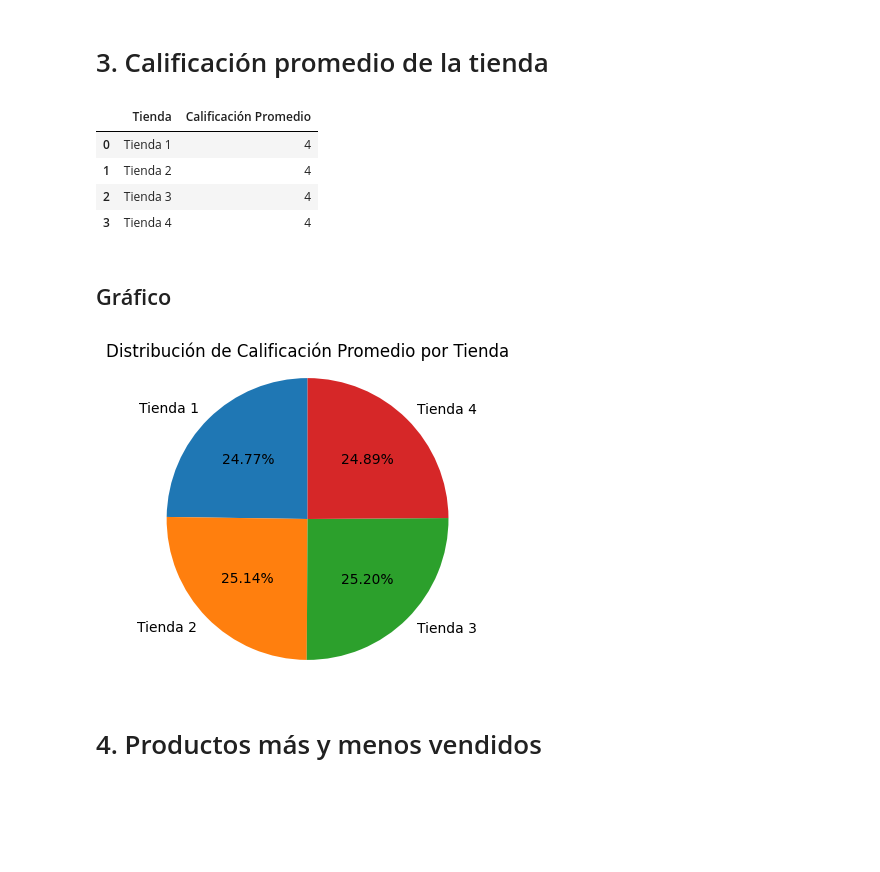
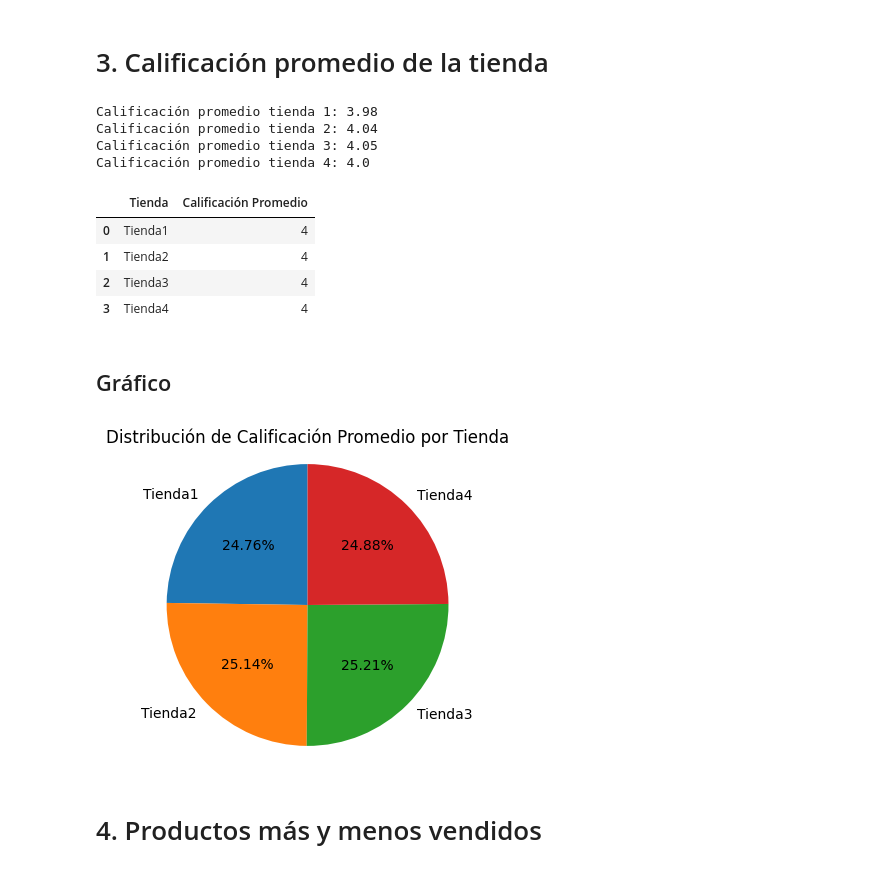
Before and after one commit to Nataliahfk/Challenge_Venta_Sucursales, a Jupyter notebook: AluraStoreLatam.ipynb, the cells around one changed output. Saved outputs shown, nothing was run; the diff lists cells and outputs as text; code cells hidden in the pictures; blank space fills up the shorter version.

```diff
--- a/AluraStoreLatam.ipynb
+++ b/AluraStoreLatam.ipynb
@@ -137,17 +137,40 @@ plt.show()
 [figure]
 # %% [markdown]
 # 3. Calificación promedio de la tienda
-# %%
-calificacion_promedio = datos_completos.groupby("Tienda")["Calificación"].mean().round(2).reset_index()
-calificacion_promedio.columns = ["Tienda", "Calificación Promedio"]
-
-calificacion_promedio
-# %% [output]
-|  | Tienda | Calificación Promedio |
-| 0 | Tienda 1 | 4 |
-| 1 | Tienda 2 | 4 |
-| 2 | Tienda 3 | 4 |
-| 3 | Tienda 4 | 4 |
+# %%
+# Calcular la calificación promedio de cada tienda
+promedio_calificacion_tienda1 = tienda1['Calificación'].mean()
+promedio_calificacion_tienda2 = tienda2['Calificación'].mean()
+promedio_calificacion_tienda3 = tienda3['Calificación'].mean()
+promedio_calificacion_tienda4 = tienda4['Calificación'].mean()
+
+print(f"Calificación promedio tienda 1: {promedio_calificacion_tienda1.round(2)}")
+print(f"Calificación promedio tienda 2: {promedio_calificacion_tienda2.round(2)}")
+print(f"Calificación promedio tienda 3: {promedio_calificacion_tienda3.round(2)}")
+print(f"Calificación promedio tienda 4: {promedio_calificacion_tienda4.round(2)}")
+# %% [output]
+Calificación promedio tienda 1: 3.98
+Calificación promedio tienda 2: 4.04
+Calificación promedio tienda 3: 4.05
+Calificación promedio tienda 4: 4.0
+# %%
+calificacion_promedio = {
+              'Tienda': ['Tienda1', 'Tienda2', 'Tienda3','Tienda4'],
+              'Calificación Promedio':[tienda1['Calificación'].mean(),
+                                       tienda2['Calificación'].mean(),
+                                       tienda3['Calificación'].mean(),
+                                       tienda4['Calificación'].mean()
+                                      ]
+              }
+
+df_calificacion_promedio = pd.DataFrame(calificacion_promedio)
+df_calificacion_promedio
+# %% [output]
+|  | Tienda | Calificación Promedio |
+| 0 | Tienda1 | 4 |
+| 1 | Tienda2 | 4 |
+| 2 | Tienda3 | 4 |
+| 3 | Tienda4 | 4 |
 # %% [markdown]
 ## Gráfico
 # %%
@@ -162,7 +185,7 @@ plt.title("Distribución de Calificación Promedio por Tienda")
 plt.axis("equal")  # Para que sea un círculo perfecto
 plt.show()
 # %% [output]
-[figure, old version]
+[figure, new version]
 # %% [markdown]
 # 4. Productos más y menos vendidos
 # %%
```
Also changed, not shown: parts of 3 cells of this notebook.
